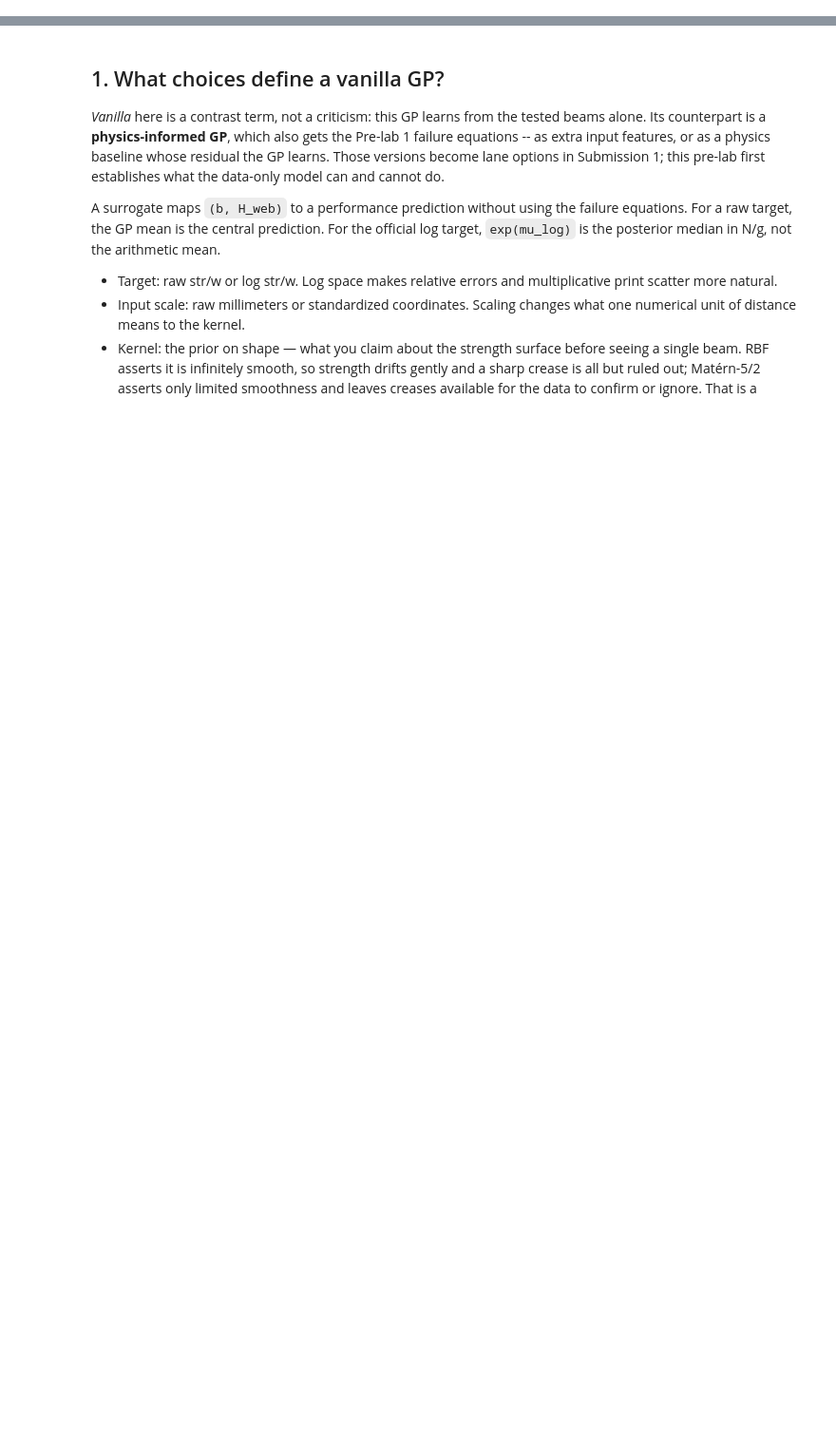
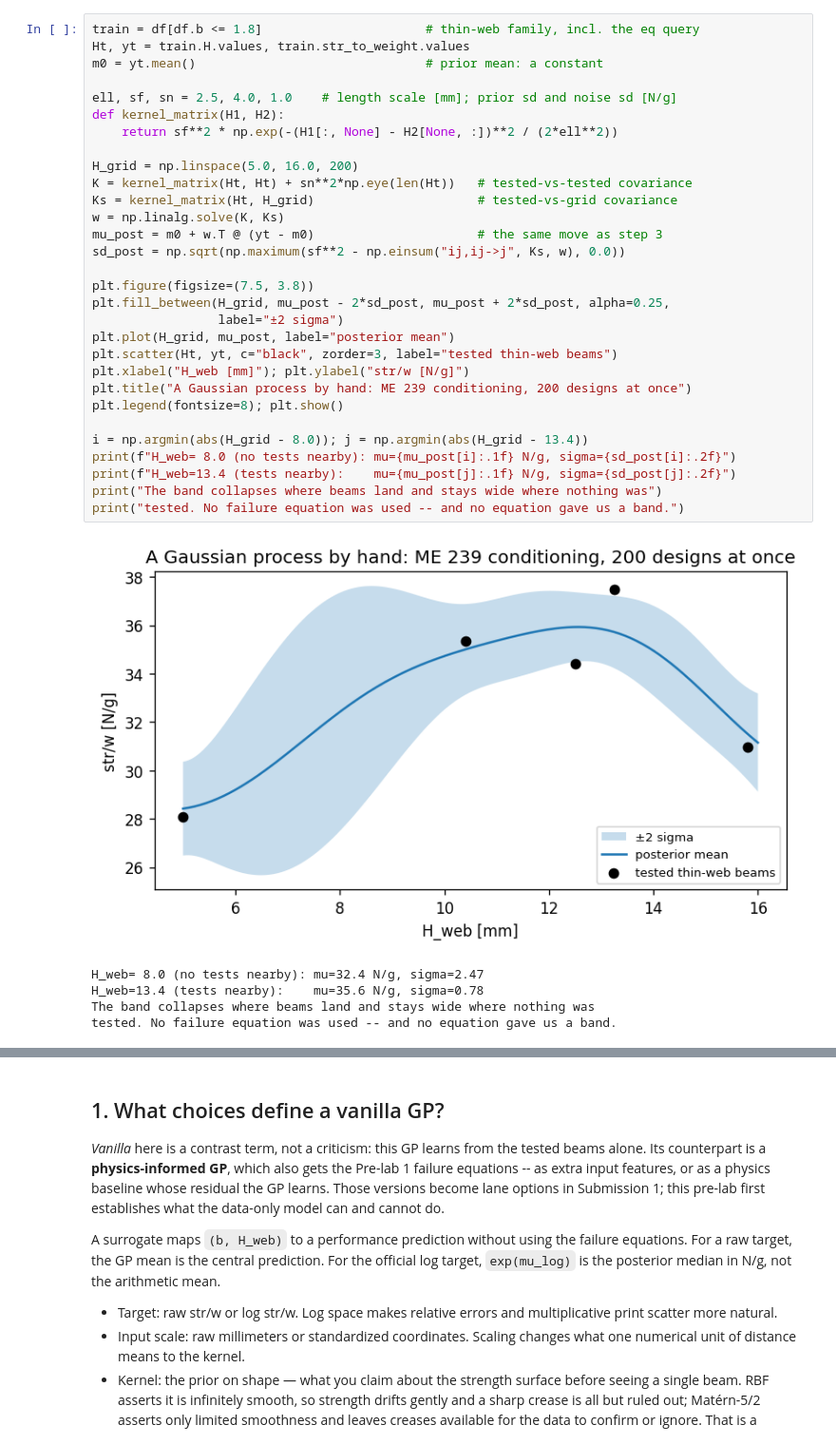
Before and after one commit to andrewvoss8-boop/core-me-data-science-activities-public, a Jupyter notebook: me323/Module1_drafts/ME323_Module1_Prelab2_ML_KEY.ipynb, the cells around one changed output, grey strips where cells are left out. Shown at 95% size. Drawn from its saved outputs; the diff is of its cells as text; blank space fills up the shorter version.

```diff
--- a/me323/Module1_drafts/ME323_Module1_Prelab2_ML_KEY.ipynb
+++ b/me323/Module1_drafts/ME323_Module1_Prelab2_ML_KEY.ipynb
@@ -91,0 +224,36 @@ Observed failure notes carried into the GP decision:
+# %%
+train = df[df.b <= 1.8]                      # thin-web family, incl. the eq query
+Ht, yt = train.H.values, train.str_to_weight.values
+m0 = yt.mean()                               # prior mean: a constant
+
+ell, sf, sn = 2.5, 4.0, 1.0    # length scale [mm]; prior sd and noise sd [N/g]
+def kernel_matrix(H1, H2):
+    return sf**2 * np.exp(-(H1[:, None] - H2[None, :])**2 / (2*ell**2))
+
+H_grid = np.linspace(5.0, 16.0, 200)
+K = kernel_matrix(Ht, Ht) + sn**2*np.eye(len(Ht))   # tested-vs-tested covariance
+Ks = kernel_matrix(Ht, H_grid)                      # tested-vs-grid covariance
+w = np.linalg.solve(K, Ks)
+mu_post = m0 + w.T @ (yt - m0)                      # the same move as step 3
+sd_post = np.sqrt(np.maximum(sf**2 - np.einsum("ij,ij->j", Ks, w), 0.0))
+
+plt.figure(figsize=(7.5, 3.8))
+plt.fill_between(H_grid, mu_post - 2*sd_post, mu_post + 2*sd_post, alpha=0.25,
+                 label="±2 sigma")
+plt.plot(H_grid, mu_post, label="posterior mean")
+plt.scatter(Ht, yt, c="black", zorder=3, label="tested thin-web beams")
+plt.xlabel("H_web [mm]"); plt.ylabel("str/w [N/g]")
+plt.title("A Gaussian process by hand: ME 239 conditioning, 200 designs at once")
+plt.legend(fontsize=8); plt.show()
+
+i = np.argmin(abs(H_grid - 8.0)); j = np.argmin(abs(H_grid - 13.4))
+print(f"H_web= 8.0 (no tests nearby): mu={mu_post[i]:.1f} N/g, sigma={sd_post[i]:.2f}")
+print(f"H_web=13.4 (tests nearby):    mu={mu_post[j]:.1f} N/g, sigma={sd_post[j]:.2f}")
+print("The band collapses where beams land and stays wide where nothing was")
+print("tested. No failure equation was used -- and no equation gave us a band.")
+# %% [output]
+[figure, added]
+H_web= 8.0 (no tests nearby): mu=32.4 N/g, sigma=2.47
+H_web=13.4 (tests nearby):    mu=35.6 N/g, sigma=0.78
+The band collapses where beams land and stays wide where nothing was
+tested. No failure equation was used -- and no equation gave us a band.
```
Also changed, not shown: parts of 7 cells of this notebook, 11 other files.
